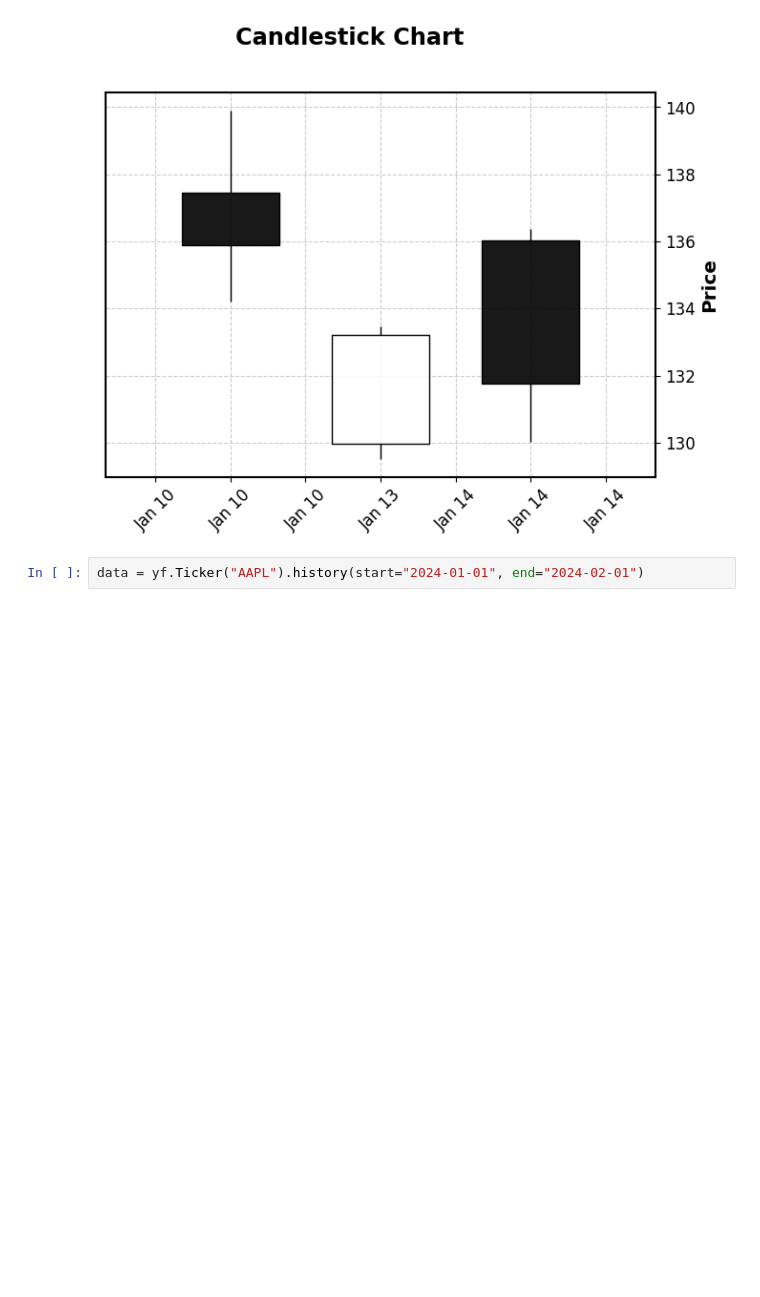
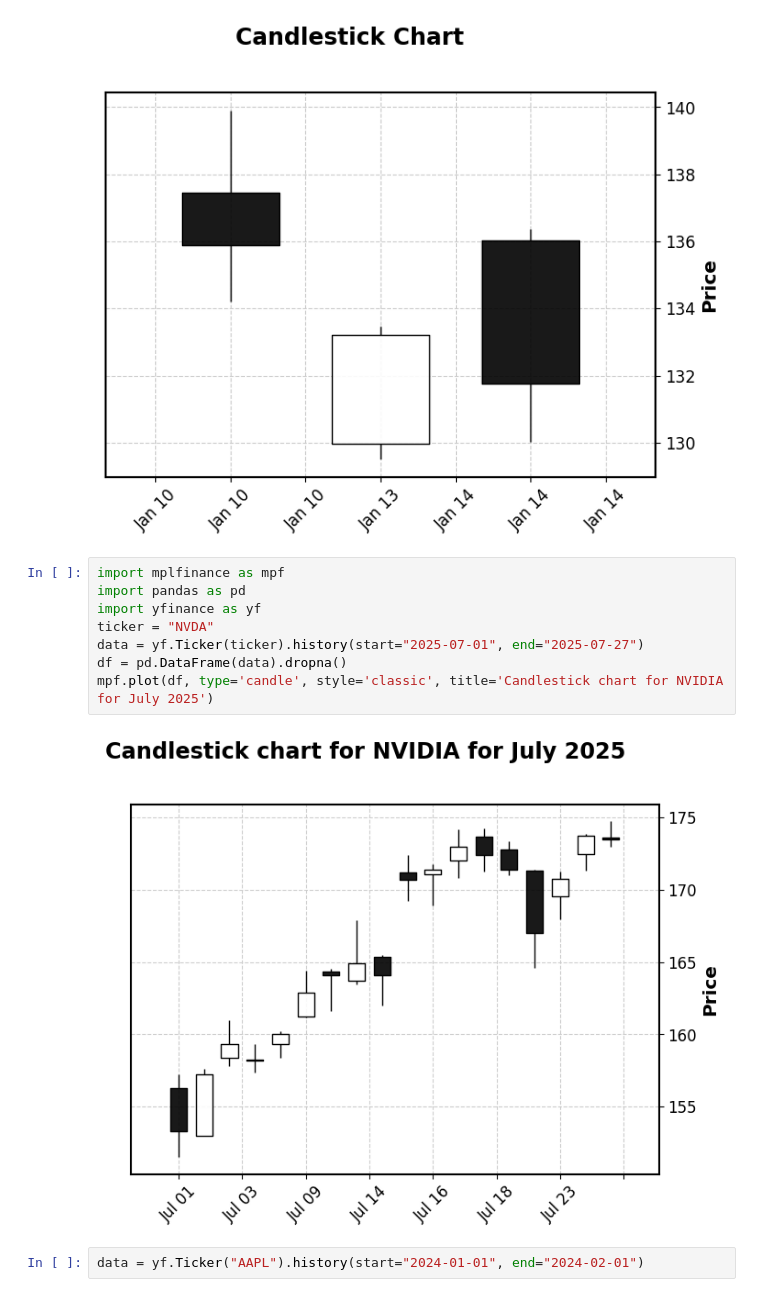
Before and after one commit to robert0714/manning-investing-programmers-stefan-papp-2025, a Jupyter notebook: ch10.ipynb, the cells around one changed output. Drawn from its saved outputs; the diff is of its cells as text; blank space fills up the shorter version.

```diff
--- a/ch10.ipynb
+++ b/ch10.ipynb
@@ -11,6 +11,16 @@ df = pd.DataFrame(data).dropna()
 mpf.plot(df, type='candle', style='classic', title='Candlestick Chart')
 # %% [output]
 [figure]
+# %%
+import mplfinance as mpf
+import pandas as pd
+import yfinance as yf
+ticker = "NVDA"
+data = yf.Ticker(ticker).history(start="2025-07-01", end="2025-07-27")
+df = pd.DataFrame(data).dropna()
+mpf.plot(df, type='candle', style='classic', title='Candlestick chart for NVIDIA for July 2025')
+# %% [output]
+[figure, added]
 # %%
 data = yf.Ticker("AAPL").history(start="2024-01-01", end="2024-02-01")
 # %%
```
Also changed, not shown: parts of 15 cells of this notebook, 8 other files.
